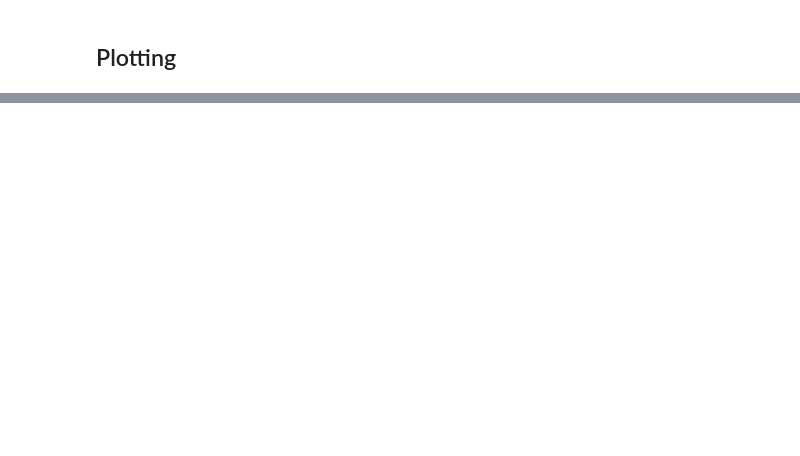
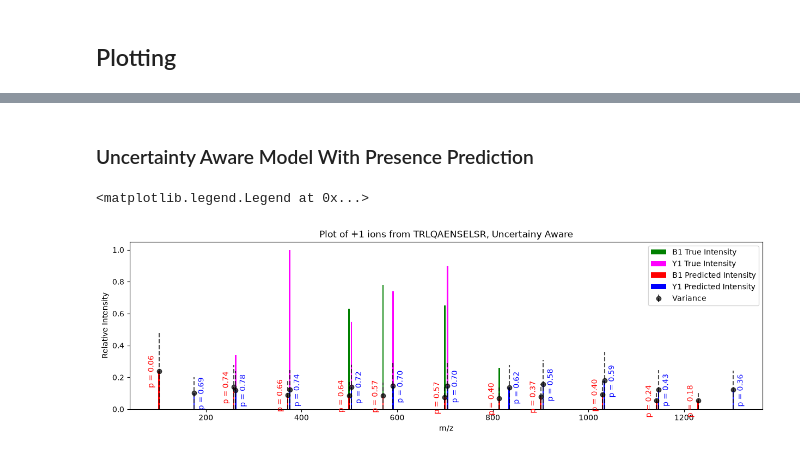
Before and after one commit to Saphcas/dlomix, a Jupyter notebook: notebooks/uncertainty_aware_plotting_examples/plotting_ua_vs_msd.ipynb, the cells around one changed output, grey strips where cells are left out. Saved outputs shown, nothing was run; the diff lists cells and outputs as text; code cells hidden in the pictures; blank space fills up the shorter version.

```diff
--- a/notebooks/uncertainty_aware_plotting_examples/plotting_ua_vs_msd.ipynb
+++ b/notebooks/uncertainty_aware_plotting_examples/plotting_ua_vs_msd.ipynb
@@ -701,0 +707,41 @@ plt.legend()
+# %% [markdown]
+### Uncertainty Aware Model With Presence Prediction
+# %%
+fig, ax = plt.subplots(figsize=(15,4))
+
+plt.xlabel('m/z')
+plt.ylabel('Relative Intensity')
+plt.title(f'Plot of +1 ions from {sequence}, Uncertainy Aware')
+
+plt.bar(b1_mz, b1_ions_true, width=3, color='g', label='B1 True Intensity')
+plt.bar(y1_mz, y1_ions_true, width=3, color='magenta', label='Y1 True Intensity')
+
+
+plt.bar(b1_mz, b1_ions_mean, width=3, color='r', label='B1 Predicted Intensity')
+eb_b = plt.errorbar(b1_mz, b1_ions_mean, yerr=[b1_ions_var_lower, b1_ions_var], color='black', fmt='o', alpha=0.7)
+eb_b[-1][0].set_linestyle('--')
+for xi, yi, presence, in zip(b1_mz, b1_ions_mean, b1_ions_presence):
+    text = f"p = {presence:.2f}"
+    ax.annotate(
+        text,
+        xy = (xi, yi), xycoords='data',
+        xytext = (-15, -20), textcoords = 'offset points',
+        rotation = 'vertical', color = 'r'
+    )
+
+plt.bar(y1_mz, y1_ions_mean, width=3, color='b', label='Y1 Predicted Intensity')
+eb_y = plt.errorbar(y1_mz, y1_ions_mean, yerr=[y1_ions_var_lower, y1_ions_var], color='black', fmt='o', alpha=0.7, label='Variance')
+eb_y[-1][0].set_linestyle('--')
+for xi, yi, presence, in zip(y1_mz, y1_ions_mean, y1_ions_presence):
+    text = f"p = {presence:.2f}"
+    ax.annotate(
+        text,
+        xy = (xi, yi), xycoords='data',
+        xytext = (5, -20), textcoords = 'offset points',
+        rotation = 'vertical', color = 'b'
+    )
+
+plt.legend()
+# %% [output]
+<matplotlib.legend.Legend at 0x...>
+[figure, added]
```
Also changed, not shown: parts of 10 cells of this notebook.
